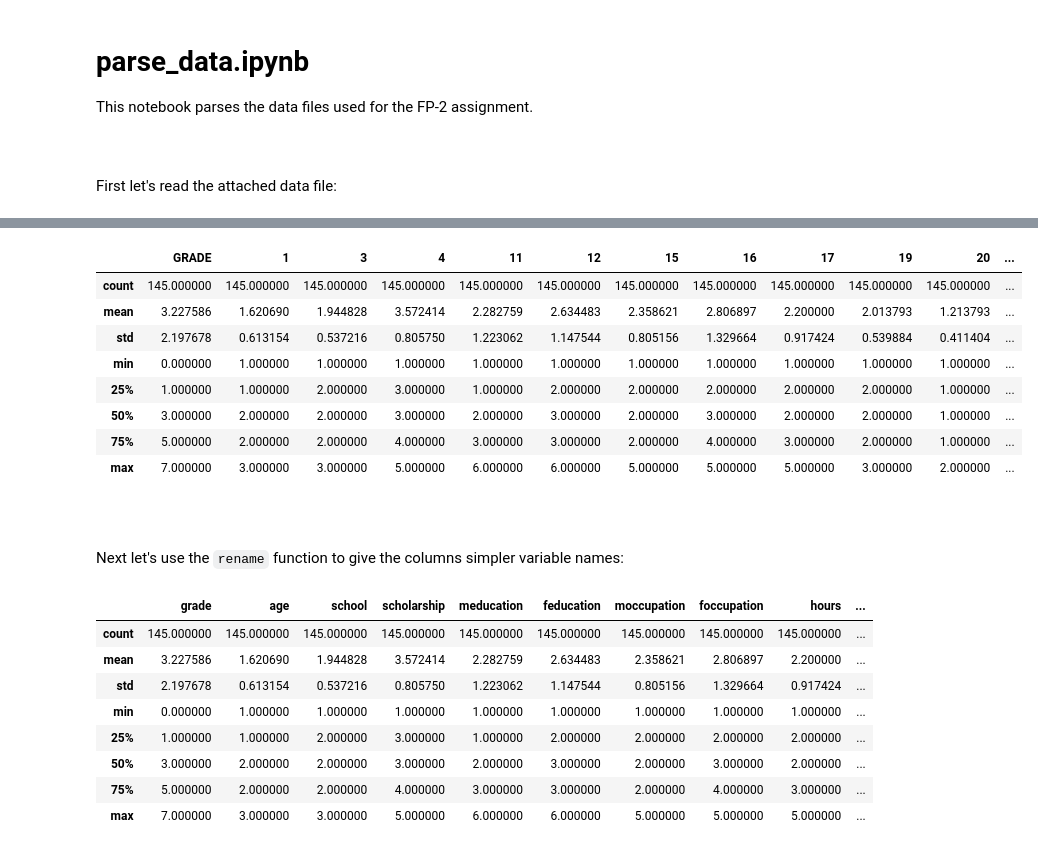
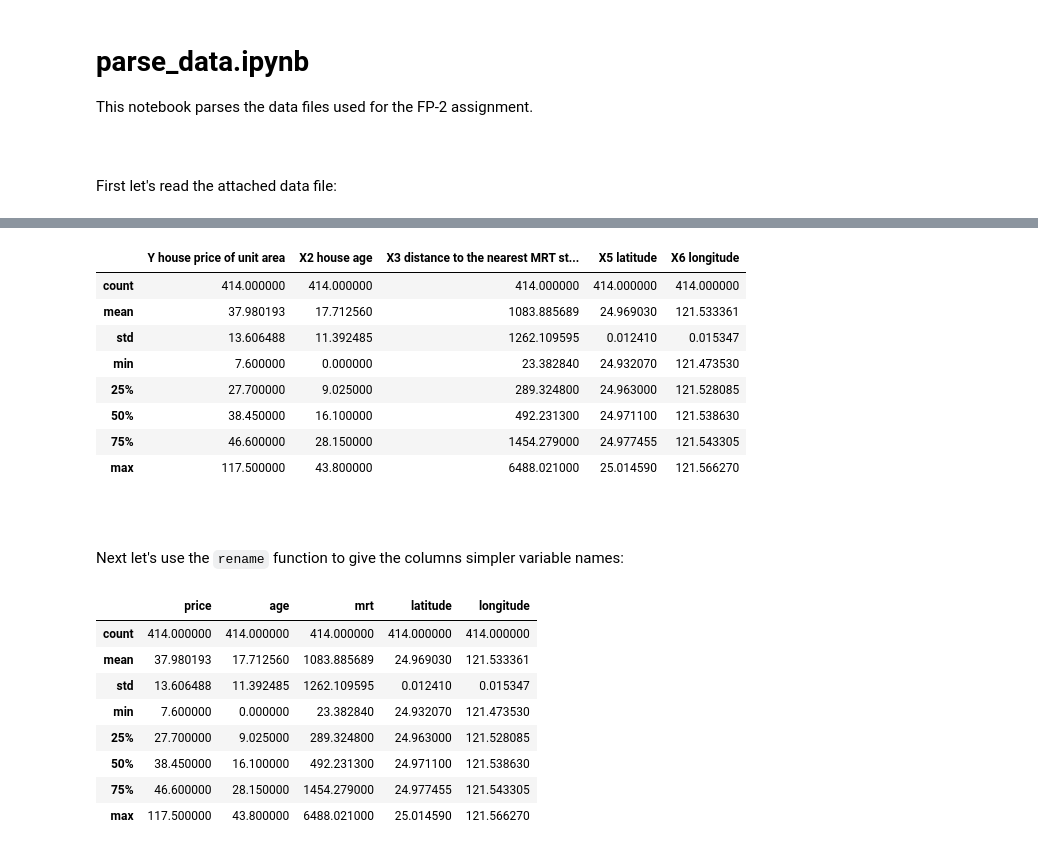
Before and after one commit to Anthonykun/DataAnalysis-E2, a Jupyter notebook: FP-3/parse_data.ipynb, the cells around one changed output, grey strips where cells are left out. Saved outputs shown, nothing was run; the diff lists cells and outputs as text; code cells hidden in the pictures.

```diff
--- a/FP-3/parse_data.ipynb
+++ b/FP-3/parse_data.ipynb
@@ -10,7 +10,7 @@ First let's read the attached data file:
 # %%
 import pandas as pd
 
-df0 = pd.read_csv('DATA.csv')
+df0 = pd.read_csv('Dataset.csv', sep=';')
 
 df0.describe()
 # %% [output]
@@ -55,35 +45,35 @@ The dependent and independent variables variables (DVs and IVs) that we are inte
 Let's extract the relevant columns:
 # %%
 
-df = df0[  ['GRADE','1', '3', '4', '11', '12', '15', '16','17', '19', '20', '22', '24', '25','26']  ]
+df = df0[  ['Y house price of unit area', 'X2 house age', 'X3 distance to the nearest MRT station', 'X5 latitude', 'X6 longitude']  ]
 
 df.describe()
 # %% [output]
-|  | GRADE | 1 | 3 | 4 | 11 | 12 | 15 | 16 | 17 | 19 | 20 | ... |
-| count | 145.000000 | 145.000000 | 145.000000 | 145.000000 | 145.000000 | 145.000000 | 145.000000 | 145.000000 | 145.000000 | 145.000000 | 145.000000 | ... |
-| mean | 3.227586 | 1.620690 | 1.944828 | 3.572414 | 2.282759 | 2.634483 | 2.358621 | 2.806897 | 2.200000 | 2.013793 | 1.213793 | ... |
-| std | 2.197678 | 0.613154 | 0.537216 | 0.805750 | 1.223062 | 1.147544 | 0.805156 | 1.329664 | 0.917424 | 0.539884 | 0.411404 | ... |
-| min | 0.000000 | 1.000000 | 1.000000 | 1.000000 | 1.000000 | 1.000000 | 1.000000 | 1.000000 | 1.000000 | 1.000000 | 1.000000 | ... |
-| 25% | 1.000000 | 1.000000 | 2.000000 | 3.000000 | 1.000000 | 2.000000 | 2.000000 | 2.000000 | 2.000000 | 2.000000 | 1.000000 | ... |
-| 50% | 3.000000 | 2.000000 | 2.000000 | 3.000000 | 2.000000 | 3.000000 | 2.000000 | 3.000000 | 2.000000 | 2.000000 | 1.000000 | ... |
-| 75% | 5.000000 | 2.000000 | 2.000000 | 4.000000 | 3.000000 | 3.000000 | 2.000000 | 4.000000 | 3.000000 | 2.000000 | 1.000000 | ... |
-| max | 7.000000 | 3.000000 | 3.000000 | 5.000000 | 6.000000 | 6.000000 | 5.000000 | 5.000000 | 5.000000 | 3.000000 | 2.000000 | ... |
+|  | Y house price of unit area | X2 house age | X3 distance to the nearest MRT st... | X5 latitude | X6 longitude |
+| count | 414.000000 | 414.000000 | 414.000000 | 414.000000 | 414.000000 |
+| mean | 37.980193 | 17.712560 | 1083.885689 | 24.969030 | 121.533361 |
+| std | 13.606488 | 11.392485 | 1262.109595 | 0.012410 | 0.015347 |
+| min | 7.600000 | 0.000000 | 23.382840 | 24.932070 | 121.473530 |
+| 25% | 27.700000 | 9.025000 | 289.324800 | 24.963000 | 121.528085 |
+| 50% | 38.450000 | 16.100000 | 492.231300 | 24.971100 | 121.538630 |
+| 75% | 46.600000 | 28.150000 | 1454.279000 | 24.977455 | 121.543305 |
+| max | 117.500000 | 43.800000 | 6488.021000 | 25.014590 | 121.566270 |
 # %% [markdown]
 <br>
 <br>
 
 Next let's use the `rename` function to give the columns simpler variable names:
 # %%
-df = df.rename( columns={'GRADE':'grade','1':'age', '3':'school', '4':'scholarship', '11':'meducation', '12':'feducation', '15':'moccupation', '16':'foccupation','17':'hours', '19':'frequency', '20':'seminars', '22':'attendance', '24':'preparation', '25':'notes','26':'listening'} )
+df = df.rename( columns={'Y house price of unit area':'price', 'X2 house age':'age', 'X3 distance to the nearest MRT station':'mrt', 'X5 latitude':'latitude', 'X6 longitude':'longitude'} )
 
 df.describe()
 # %% [output]
-|  | grade | age | school | scholarship | meducation | feducation | moccupation | foccupation | hours | ... |
-| count | 145.000000 | 145.000000 | 145.000000 | 145.000000 | 145.000000 | 145.000000 | 145.000000 | 145.000000 | 145.000000 | ... |
-| mean | 3.227586 | 1.620690 | 1.944828 | 3.572414 | 2.282759 | 2.634483 | 2.358621 | 2.806897 | 2.200000 | ... |
-| std | 2.197678 | 0.613154 | 0.537216 | 0.805750 | 1.223062 | 1.147544 | 0.805156 | 1.329664 | 0.917424 | ... |
-| min | 0.000000 | 1.000000 | 1.000000 | 1.000000 | 1.000000 | 1.000000 | 1.000000 | 1.000000 | 1.000000 | ... |
-| 25% | 1.000000 | 1.000000 | 2.000000 | 3.000000 | 1.000000 | 2.000000 | 2.000000 | 2.000000 | 2.000000 | ... |
-| 50% | 3.000000 | 2.000000 | 2.000000 | 3.000000 | 2.000000 | 3.000000 | 2.000000 | 3.000000 | 2.000000 | ... |
-| 75% | 5.000000 | 2.000000 | 2.000000 | 4.000000 | 3.000000 | 3.000000 | 2.000000 | 4.000000 | 3.000000 | ... |
-| max | 7.000000 | 3.000000 | 3.000000 | 5.000000 | 6.000000 | 6.000000 | 5.000000 | 5.000000 | 5.000000 | ... |
+|  | price | age | mrt | latitude | longitude |
+| count | 414.000000 | 414.000000 | 414.000000 | 414.000000 | 414.000000 |
+| mean | 37.980193 | 17.712560 | 1083.885689 | 24.969030 | 121.533361 |
+| std | 13.606488 | 11.392485 | 1262.109595 | 0.012410 | 0.015347 |
+| min | 7.600000 | 0.000000 | 23.382840 | 24.932070 | 121.473530 |
+| 25% | 27.700000 | 9.025000 | 289.324800 | 24.963000 | 121.528085 |
+| 50% | 38.450000 | 16.100000 | 492.231300 | 24.971100 | 121.538630 |
+| 75% | 46.600000 | 28.150000 | 1454.279000 | 24.977455 | 121.543305 |
+| max | 117.500000 | 43.800000 | 6488.021000 | 25.014590 | 121.566270 |
```
Also changed, not shown: parts of 2 cells of this notebook, 4 other files.
